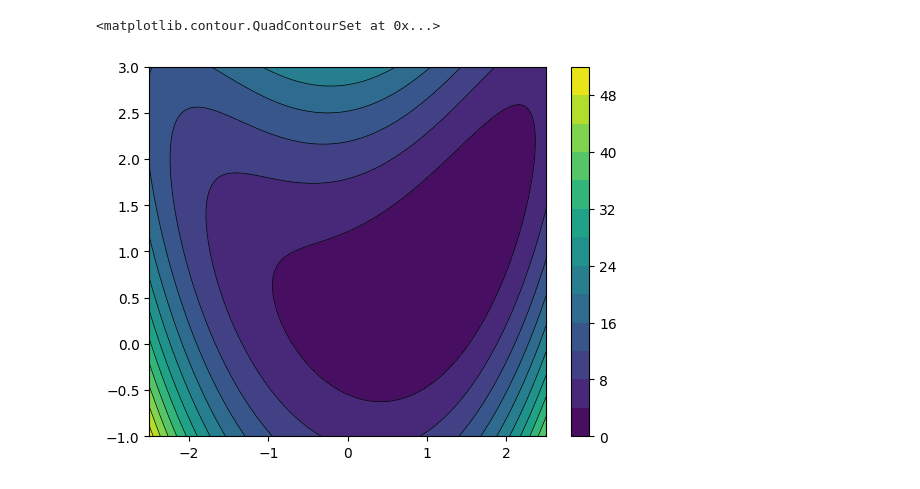
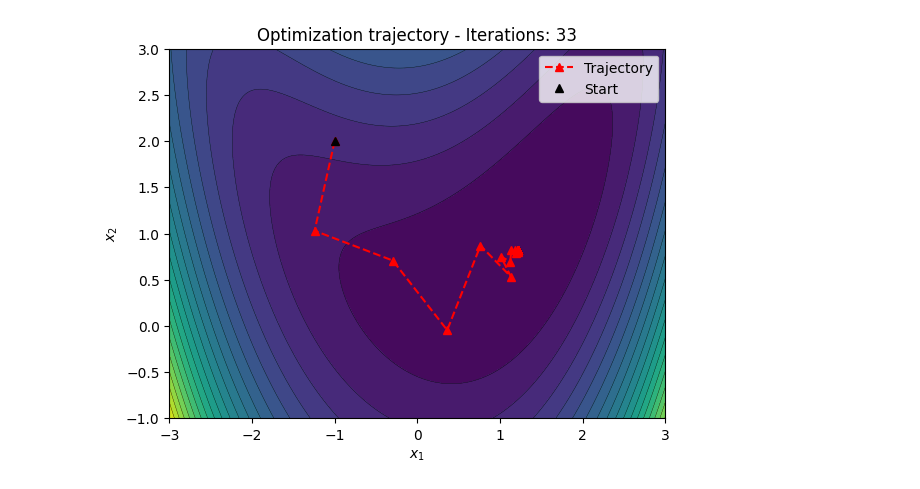
Before and after one commit to fneri13/NumOpt, a Jupyter notebook: notebooks/4-16.ipynb, the cells around one changed output. Cells and saved outputs as stored; diff of their text form; code cells hidden in the pictures.

```diff
--- a/notebooks/4-16.ipynb
+++ b/notebooks/4-16.ipynb
@@ -6,19 +6,7 @@ from NumOpt.functions import beanFunction
-# %%
-N = 200
-x1 = np.linspace(-2.5, 2.5, N)
-x2 = np.linspace(-1, 3, N)
-X1, X2 = np.meshgrid(x1, x2, indexing='ij')
-F = np.zeros((N, N))
-for i in range(N):
-    for j in range(N):
-        F[i, j] = beanFunction([X1[i, j], X2[i, j]])
-
-Nlev = 15
-plt.contourf(X1, X2, F, levels=Nlev, cmap='viridis')
-plt.colorbar()
-plt.contour(X1, X2, F, levels=Nlev, colors='k', linewidths=0.5)
-# %% [output]
-<matplotlib.contour.QuadContourSet at 0x...>
-[figure, removed]
 # %%
-xmin, xhist = backtracking(beanFunction, x0=[-1.0, 2.0], tol=1e-6, maxIter=5000, alpha0=1.0)
+prob = OptimizationProblem(nDim=2, bounds=[(-3.0, 3.0), (-1.0, 3.0)])
+prob.setObjectiveFunction(beanFunction)
+history = prob.solve(x0=[-1.0, 2.0], directionMethod='steepest_descent', stepMethod='backtracking', options={'maxIter':500, 'tol':1e-6})
+prob.plotSolutionHistory(history)
+# %% [output]
+[figure, added]
```
Also changed, not shown: parts of 2 cells of this notebook, 2 other files.
